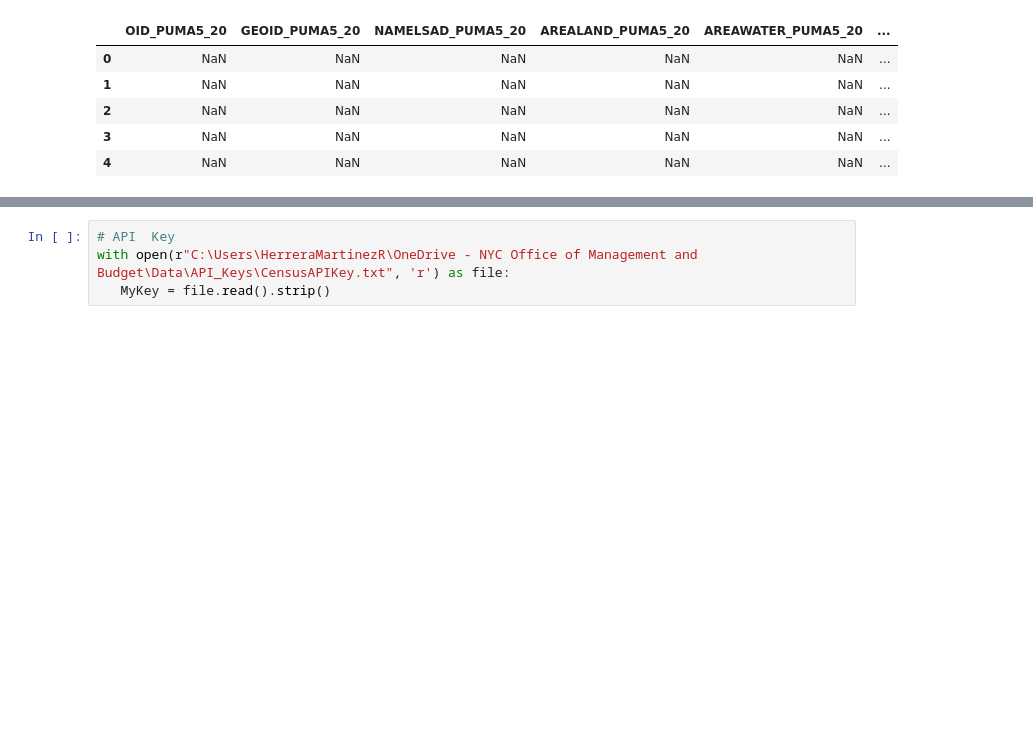
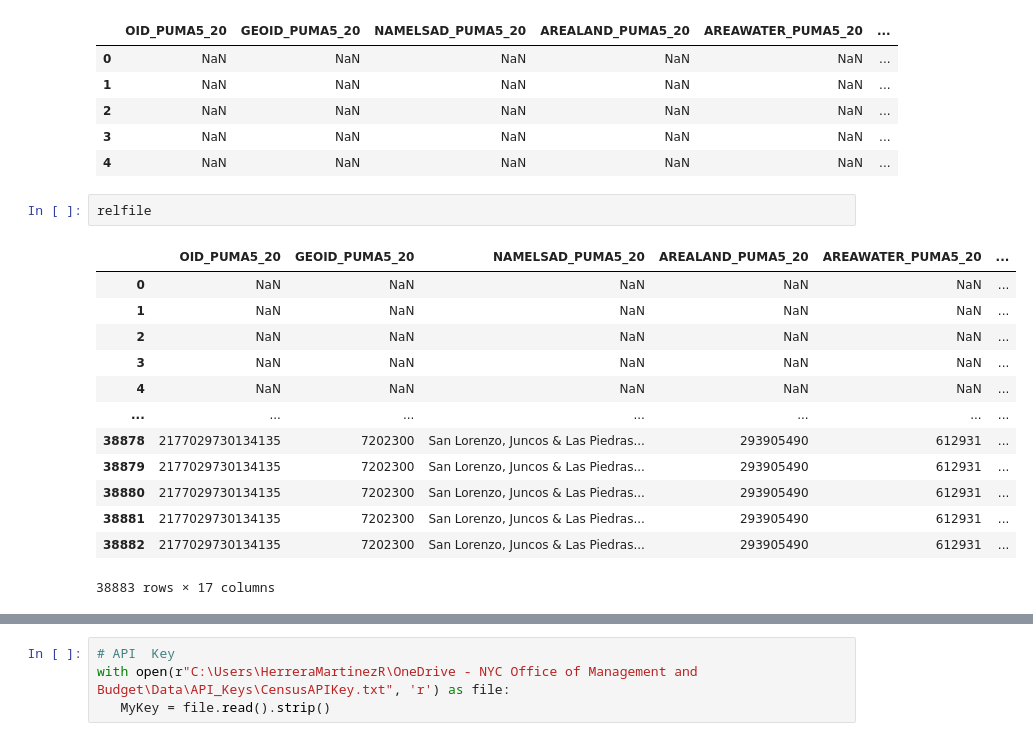
Before and after one commit to herreramr-omb/ACS_Warehouse, a Jupyter notebook: ACS_Warehose01_APIRequest.ipynb, the cells around one changed output, grey strips where cells are left out. Cells and saved outputs as stored; diff of their text form; blank space fills up the shorter version.

```diff
--- a/ACS_Warehose01_APIRequest.ipynb
+++ b/ACS_Warehose01_APIRequest.ipynb
@@ -16,6 +16,22 @@ relfile.head()
 | 2 | NaN | NaN | NaN | NaN | NaN | ... |
 | 3 | NaN | NaN | NaN | NaN | NaN | ... |
 | 4 | NaN | NaN | NaN | NaN | NaN | ... |
+# %%
+relfile
+# %% [output]
+|  | OID_PUMA5_20 | GEOID_PUMA5_20 | NAMELSAD_PUMA5_20 | AREALAND_PUMA5_20 | AREAWATER_PUMA5_20 | ... |
+| 0 | NaN | NaN | NaN | NaN | NaN | ... |
+| 1 | NaN | NaN | NaN | NaN | NaN | ... |
+| 2 | NaN | NaN | NaN | NaN | NaN | ... |
+| 3 | NaN | NaN | NaN | NaN | NaN | ... |
+| 4 | NaN | NaN | NaN | NaN | NaN | ... |
+| ... | ... | ... | ... | ... | ... | ... |
+| 38878 | 2177029730134135 | 7202300 | San Lorenzo, Juncos & Las Piedras... | 293905490 | 612931 | ... |
+| 38879 | 2177029730134135 | 7202300 | San Lorenzo, Juncos & Las Piedras... | 293905490 | 612931 | ... |
+| 38880 | 2177029730134135 | 7202300 | San Lorenzo, Juncos & Las Piedras... | 293905490 | 612931 | ... |
+| 38881 | 2177029730134135 | 7202300 | San Lorenzo, Juncos & Las Piedras... | 293905490 | 612931 | ... |
+| 38882 | 2177029730134135 | 7202300 | San Lorenzo, Juncos & Las Piedras... | 293905490 | 612931 | ... |
+38883 rows × 17 columns
 # %%
 # Extract PUMA codes for NYC
 pumas_nyc = relfile.loc[relfile['NAMELSAD_PUMA5_20'].str.contains('NYC') == True, 'GEOID_PUMA5_20'].reset_index(drop = True)
```
Also changed, not shown: parts of 8 cells of this notebook.
